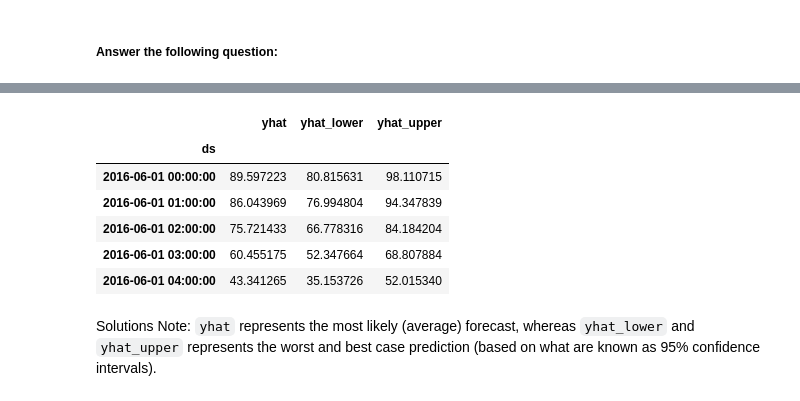
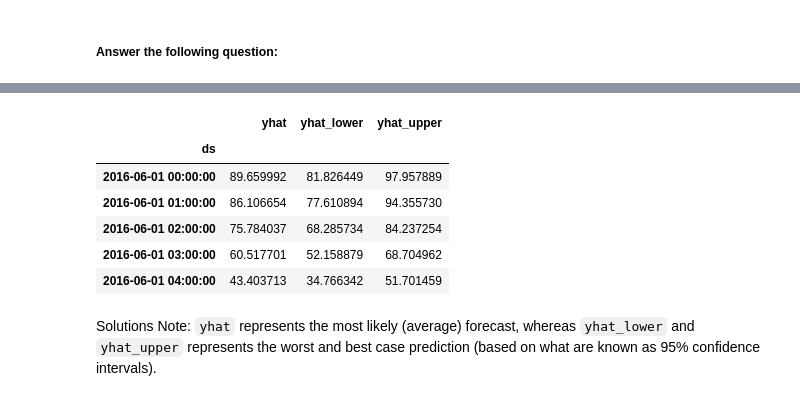
Before and after one commit to TGurke13/prophet-challenge, a Jupyter notebook: M8_Starter_Code/forecasting_net_prophet.ipynb, the cells around one changed output, grey strips where cells are left out. Cells and saved outputs as stored; diff of their text form; code cells hidden in the pictures.

```diff
--- a/M8_Starter_Code/forecasting_net_prophet.ipynb
+++ b/M8_Starter_Code/forecasting_net_prophet.ipynb
@@ -389,3 +421,4 @@ Now, you need to produce a time series model that analyzes and forecasts pattern
 | 37105 | 2020-09-08 00:00:00 | 96 |
 # %%
 # Call the Prophet function, store as an object
+m = Prophet()
@@ -394,3 +425,4 @@ Now, you need to produce a time series model that analyzes and forecasts pattern
 # %%
 # Fit the time-series model.
+m.fit(prophet_df)
 # %% [output]
@@ -400,9 +432,10 @@ Now, you need to produce a time series model that analyzes and forecasts pattern
 # %%
 # Create a future dataframe to hold predictions
 # Make the prediction go out as far as 2000 hours (approx 80 days)
-
+future_df = m.make_future_dataframe(periods=2000, freq='H')
 
 # View the last five rows of the future_mercado_trends DataFrame
+future_df.tail()
 # %% [output]
 |  | ds |
 | 39101 | 2020-11-30 04:00:00 |
@@ -412,8 +445,9 @@ Now, you need to produce a time series model that analyzes and forecasts pattern
 | 39105 | 2020-11-30 08:00:00 |
 # %%
 # Make the predictions for the trend data using the future_mercado_trends DataFrame
-
+forecast_df = m.predict(future_df)
 
 # Display the first five rows of the forecast_mercado_trends DataFrame
+forecast_df.head()
 # %% [output]
 |  | ds | trend | yhat_lower | yhat_upper | trend_lower | trend_upper | additive_terms | ... |
@@ -447,16 +474,17 @@ Now, you need to produce a time series model that analyzes and forecasts pattern
 # %%
 # Set the index in the forecast_mercado_trends DataFrame to the ds datetime column
-
+forecast_df = forecast_df.set_index('ds')
 
 # View the only the yhat,yhat_lower and yhat_upper columns from the DataFrame
+forecast_df[['yhat', 'yhat_lower', 'yhat_upper']].head()
 # %% [output]
 |  | yhat | yhat_lower | yhat_upper |
 | ds |  |  |  |
-| 2016-06-01 00:00:00 | 89.597223 | 80.815631 | 98.110715 |
-| 2016-06-01 01:00:00 | 86.043969 | 76.994804 | 94.347839 |
-| 2016-06-01 02:00:00 | 75.721433 | 66.778316 | 84.184204 |
-| 2016-06-01 03:00:00 | 60.455175 | 52.347664 | 68.807884 |
-| 2016-06-01 04:00:00 | 43.341265 | 35.153726 | 52.015340 |
+| 2016-06-01 00:00:00 | 89.659992 | 81.826449 | 97.957889 |
+| 2016-06-01 01:00:00 | 86.106654 | 77.610894 | 94.355730 |
+| 2016-06-01 02:00:00 | 75.784037 | 68.285734 | 84.237254 |
+| 2016-06-01 03:00:00 | 60.517701 | 52.158879 | 68.704962 |
+| 2016-06-01 04:00:00 | 43.403713 | 34.766342 | 51.701459 |
 # %% [markdown]
 Solutions Note: `yhat` represents the most likely (average) forecast, whereas `yhat_lower` and `yhat_upper` represents the worst and best case prediction (based on what are known as 95% confidence intervals).
 # %%
```
Also changed, not shown: parts of 24 cells of this notebook.
